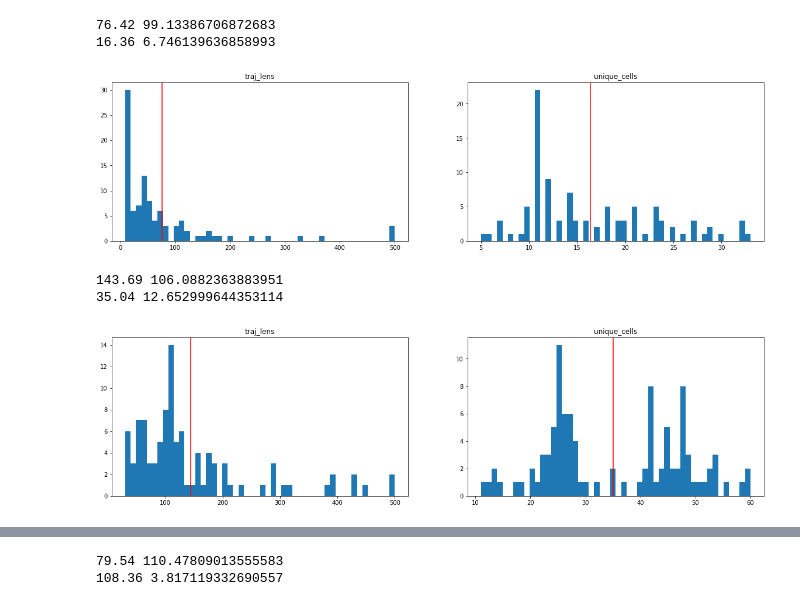
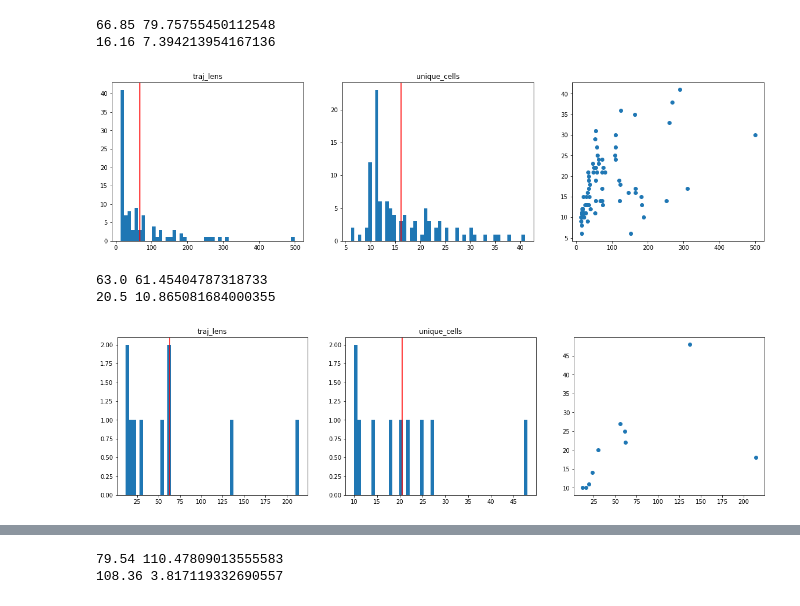
Before and after one commit to akarshkumar0101/exploration-generalization, a Jupyter notebook: mzr.ipynb, the cells around one changed output, grey strips where cells are left out. Saved outputs shown, nothing was run; the diff lists cells and outputs as text; code cells hidden in the pictures.

```diff
--- a/mzr.ipynb
+++ b/mzr.ipynb
@@ -220 +33,4 @@ from mzr_old import ImitationExplorer
+# %%
+env_eval = make_single_env(4)
+env0 = make_env(1, 4)
 # %%
@@ -273,17 +100 @@ Syncing run pleasant-deluge-71 to Weights & Biases (docs)
 <wandb.sdk.wandb_run.Run at 0x...>
-# %%
-env = make_env(1, 4, auto_reset=True)
-o = []
-obs, info = env.reset()
-i_traj = 0
-for i in tqdm(range(2000)):
-    img = info['obs_ori'][0]
-    cv2.putText(img, f'{i_traj:03d}', (5, 15), cv2.FONT_HERSHEY_SIMPLEX, .5, (255, 0, 0), 1, cv2.LINE_AA)
-    plt.imshow(img)
-    o.append(img)
-    action, _, _, _ = agent.get_action_and_value(obs)
-    obs, reward, terminated, truncated, info = env.step(action)
-    if terminated.any().item():
-        i_traj += 1
-    break
-o = np.stack(o)
@@ -316,39 +115,37 @@ env.get_action_meanings()
 # %%
-env_eval = make_env(1, 4)
-
-def probe_explorer(agent=None, n_trajs=500):
+def viz_probe_explorer(agent, n_trajs=500, traj_len_max=500):
     snapshots = [None for _ in range(n_trajs)]
     cells = [[] for _ in range(n_trajs)]
     for i_traj in tqdm(range(n_trajs)):
-        obs, info = env_eval.reset()
-        for i_trans in range(500):
+        obs, info = env0.reset()
+        for i_trans in range(traj_len_max):
             cells[i_traj].append(info['cell'][0])
-            if agent is None:
-                action = env_eval.action_space.sample()
-            else:
-                action, _, entropy, _ = agent.get_action_and_value(obs)
-            obs, reward, terminated, truncated, info = env_eval.step(action)
+            obs, reward, terminated, truncated, info = env0.step(agent.act(obs))
             if terminated.item():
                 break
         snapshots[i_traj] = info['snapshot'][0]
     traj_lens = [len(snapshot) for snapshot in snapshots]
     unique_cells = [len(set(cells_traj)) for cells_traj in cells]
     print(np.mean(traj_lens), np.std(traj_lens))
     print(np.mean(unique_cells), np.std(unique_cells))
+
     plt.figure(figsize=(20, 5))
-    plt.subplot(121); plt.hist(traj_lens, bins=50); plt.title('traj_lens')
+    plt.subplot(131); plt.hist(traj_lens, bins=50); plt.title('traj_lens')
     plt.axvline(np.mean(traj_lens), color='r')
-    plt.subplot(122); plt.hist(unique_cells, bins=50); plt.title('unique_cells')
+    plt.subplot(132); plt.hist(unique_cells, bins=50); plt.title('unique_cells')
     plt.axvline(np.mean(unique_cells), color='r')
-    plt.show()
-    return snapshots
+    plt.subplot(133)
+    plt.scatter(traj_lens, unique_cells)
+    return plt.gcf()
 
-snapshots_random = probe_explorer(None, n_trajs=100)
-snapshots_explorer = probe_explorer(agent, n_trajs=100)
+viz_probe_explorer(agent_random, n_trajs=100)
+plt.show()
+viz_probe_explorer(agent, n_trajs=100)
+plt.show()
 # %% [output]
-76.42 99.13386706872683
-16.36 6.746139636858993
+66.85 79.75755450112548
+16.16 7.394213954167136
-[figure, old version]
+[figure, new version]
-143.69 106.0882363883951
-35.04 12.652999644353114
+63.0 61.45404787318733
+20.5 10.865081684000355
-[figure, old version]
+[figure, new version]
```
Also changed, not shown: parts of 33 cells of this notebook, 4 other files.
